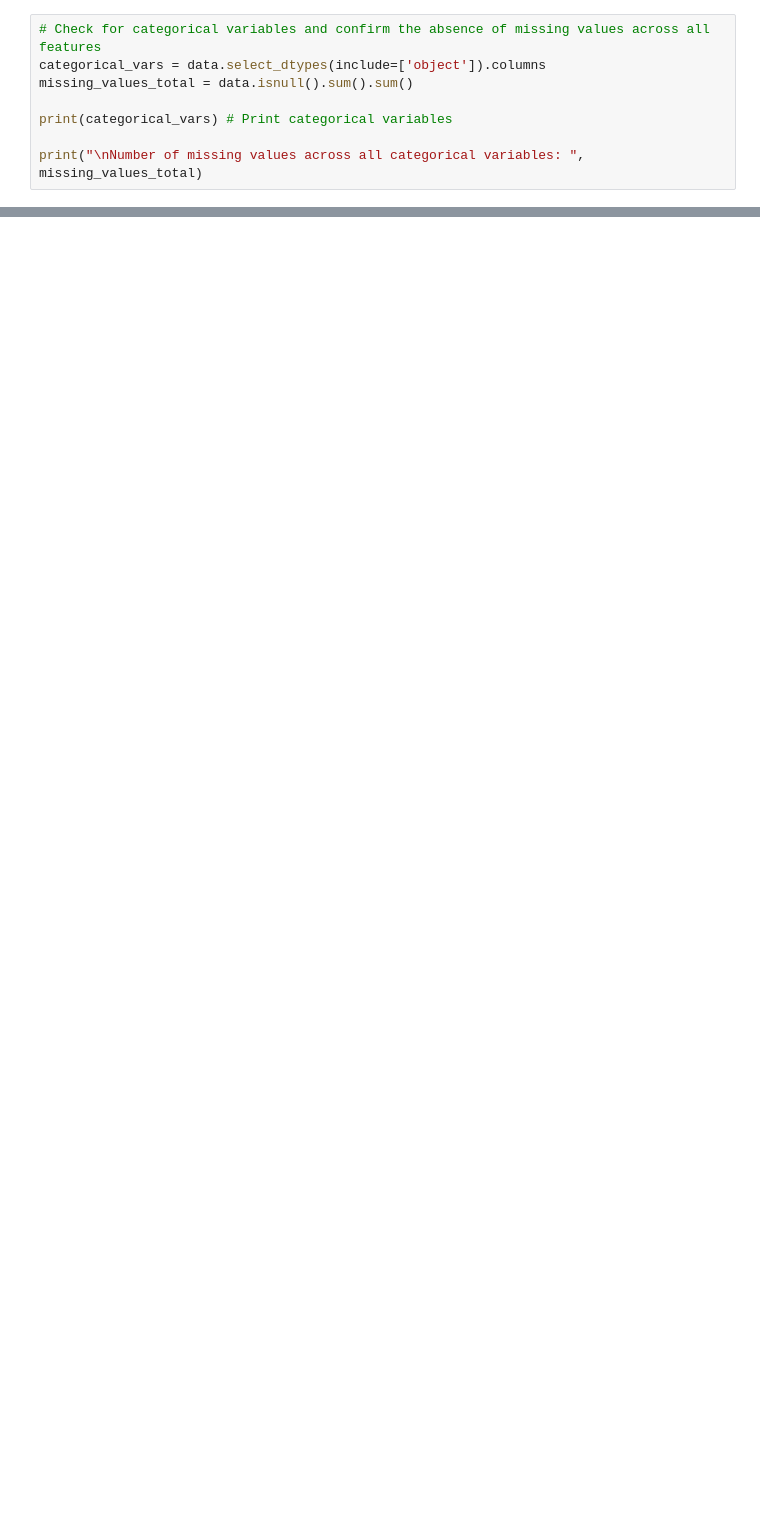
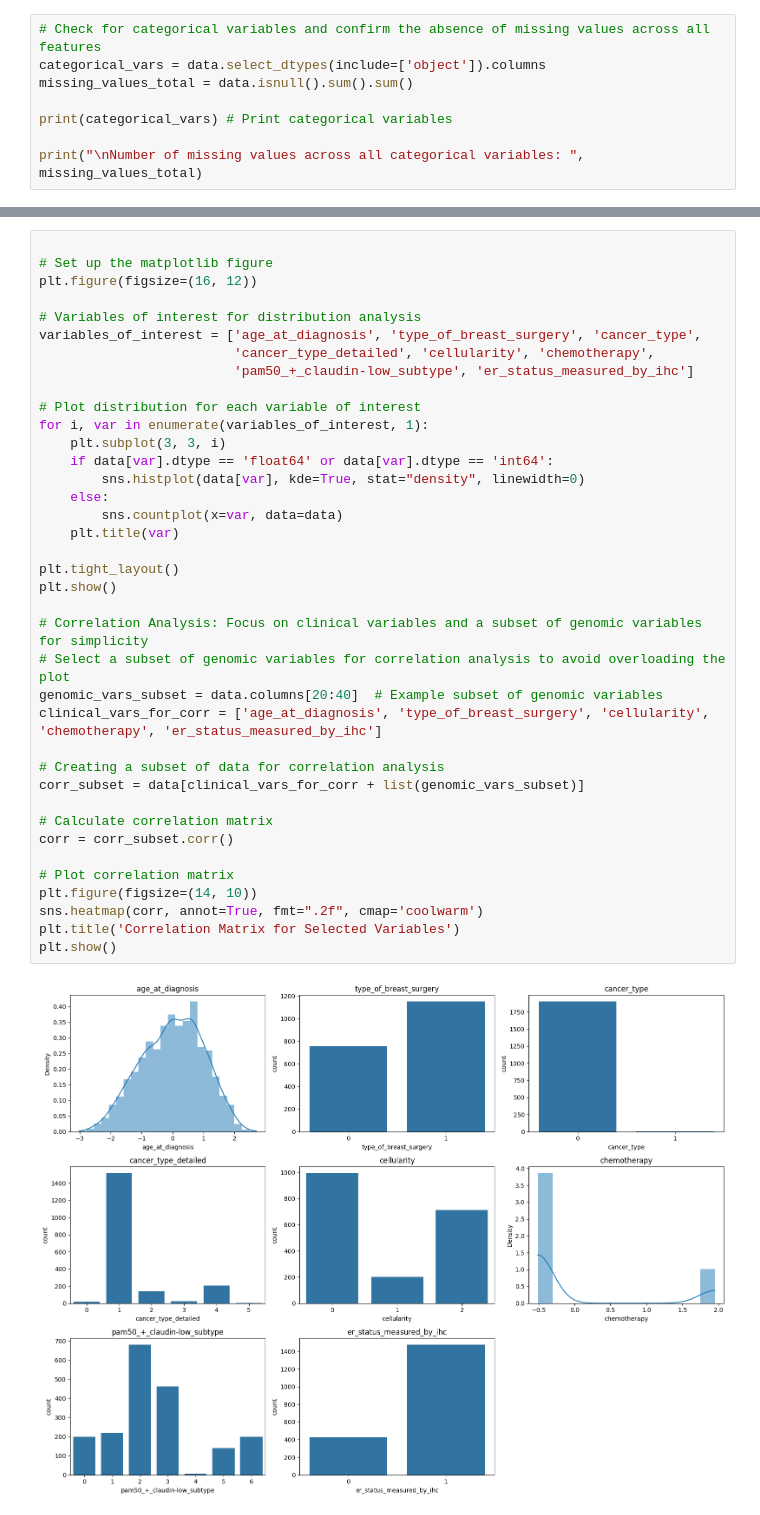
Before and after one commit to GirmaSis/Integrative-Machine-Learning-Analysis-of-Genomic-and-Clinical-Data-for-Breast-Cancer, a Jupyter notebook: Breast_Cancer_METABRIC_Data_Analysis_ori.ipynb, the cells around one changed output, grey strips where cells are left out. Cells and saved outputs as stored; diff of their text form; blank space fills up the shorter version.

```diff
--- a/Breast_Cancer_METABRIC_Data_Analysis_ori.ipynb
+++ b/Breast_Cancer_METABRIC_Data_Analysis_ori.ipynb
@@ -79,0 +140,40 @@ memory usage: 7.6 MB
+# %%
+
+# Set up the matplotlib figure
+plt.figure(figsize=(16, 12))
+
+# Variables of interest for distribution analysis
+variables_of_interest = ['age_at_diagnosis', 'type_of_breast_surgery', 'cancer_type',
+                         'cancer_type_detailed', 'cellularity', 'chemotherapy',
+                         'pam50_+_claudin-low_subtype', 'er_status_measured_by_ihc']
+
+# Plot distribution for each variable of interest
+for i, var in enumerate(variables_of_interest, 1):
+    plt.subplot(3, 3, i)
+    if data[var].dtype == 'float64' or data[var].dtype == 'int64':
+        sns.histplot(data[var], kde=True, stat="density", linewidth=0)
+    else:
+        sns.countplot(x=var, data=data)
+    plt.title(var)
+
+plt.tight_layout()
+plt.show()
+
+# Correlation Analysis: Focus on clinical variables and a subset of genomic variables for simplicity
+# Select a subset of genomic variables for correlation analysis to avoid overloading the plot
+genomic_vars_subset = data.columns[20:40]  # Example subset of genomic variables
+clinical_vars_for_corr = ['age_at_diagnosis', 'type_of_breast_surgery', 'cellularity', 'chemotherapy', 'er_status_measured_by_ihc']
+
+# Creating a subset of data for correlation analysis
+corr_subset = data[clinical_vars_for_corr + list(genomic_vars_subset)]
+
+# Calculate correlation matrix
+corr = corr_subset.corr()
+
+# Plot correlation matrix
+plt.figure(figsize=(14, 10))
+sns.heatmap(corr, annot=True, fmt=".2f", cmap='coolwarm')
+plt.title('Correlation Matrix for Selected Variables')
+plt.show()
+# %% [output]
+[figure, added]
```
Also changed, not shown: parts of 11 cells of this notebook, 6 other files.
